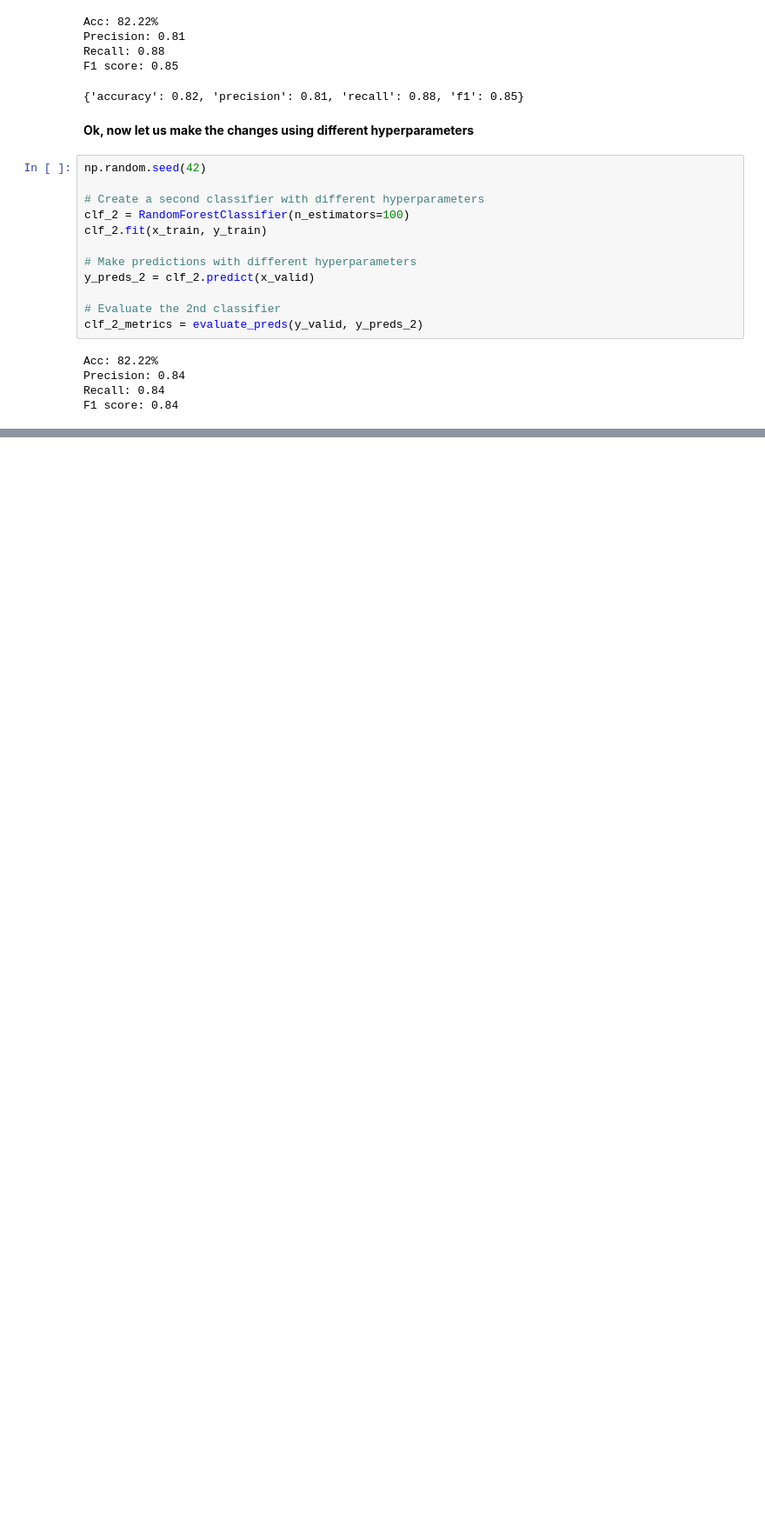
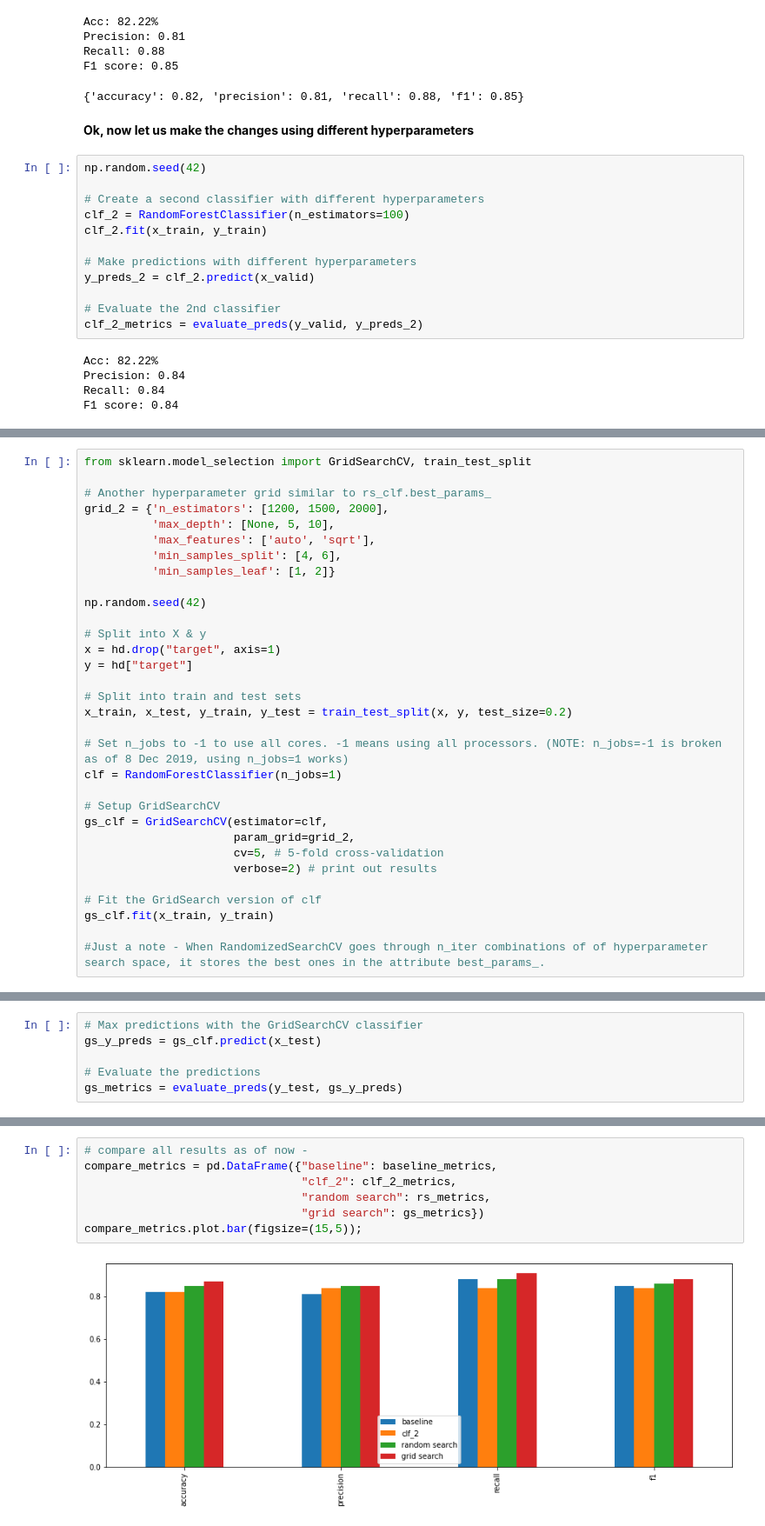
Before and after one commit to ineelhere/Machine-Learning-and-Data-Science, a Jupyter notebook: scikit-learn/6-Improving-ML-model.ipynb, the cells around one changed output, grey strips where cells are left out. Shown at 87% size. Drawn from its saved outputs; the diff is of its cells as text; blank space fills up the shorter version.

Commit message:
improving our ML model

```diff
--- a/scikit-learn/6-Improving-ML-model.ipynb
+++ b/scikit-learn/6-Improving-ML-model.ipynb
@@ -282,0 +399,32 @@ Read here - https://scikit-learn.org/stable/modules/generated/sklearn.model_sele
+# %%
+from sklearn.model_selection import GridSearchCV, train_test_split
+
+# Another hyperparameter grid similar to rs_clf.best_params_
+grid_2 = {'n_estimators': [1200, 1500, 2000],
+          'max_depth': [None, 5, 10],
+          'max_features': ['auto', 'sqrt'],
+          'min_samples_split': [4, 6],
+          'min_samples_leaf': [1, 2]}
+
+np.random.seed(42)
+
+# Split into X & y
+x = hd.drop("target", axis=1)
+y = hd["target"]
+
+# Split into train and test sets
+x_train, x_test, y_train, y_test = train_test_split(x, y, test_size=0.2)
+
+# Set n_jobs to -1 to use all cores. -1 means using all processors. (NOTE: n_jobs=-1 is broken as of 8 Dec 2019, using n_jobs=1 works)
+clf = RandomForestClassifier(n_jobs=1)
+
+# Setup GridSearchCV
+gs_clf = GridSearchCV(estimator=clf,
+                      param_grid=grid_2,
+                      cv=5, # 5-fold cross-validation
+                      verbose=2) # print out results
+
+# Fit the GridSearch version of clf
+gs_clf.fit(x_train, y_train)
+
+#Just a note - When RandomizedSearchCV goes through n_iter combinations of of hyperparameter search space, it stores the best ones in the attribute best_params_.
@@ -282,0 +485,6 @@ Read here - https://scikit-learn.org/stable/modules/generated/sklearn.model_sele
+# %%
+# Max predictions with the GridSearchCV classifier
+gs_y_preds = gs_clf.predict(x_test)
+
+# Evaluate the predictions
+gs_metrics = evaluate_preds(y_test, gs_y_preds)
@@ -282,0 +496,9 @@ Read here - https://scikit-learn.org/stable/modules/generated/sklearn.model_sele
+# %%
+# compare all results as of now -
+compare_metrics = pd.DataFrame({"baseline": baseline_metrics,
+                                "clf_2": clf_2_metrics,
+                                "random search": rs_metrics,
+                                "grid search": gs_metrics})
+compare_metrics.plot.bar(figsize=(15,5));
+# %% [output]
+[figure, added]
```
Also changed, not shown: parts of 12 cells of this notebook.
